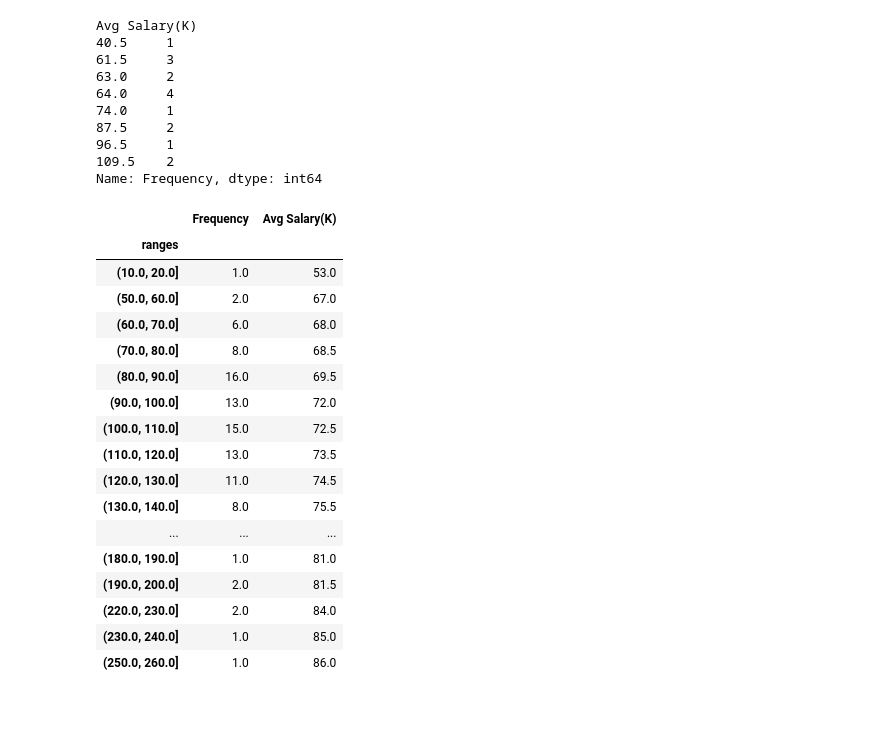
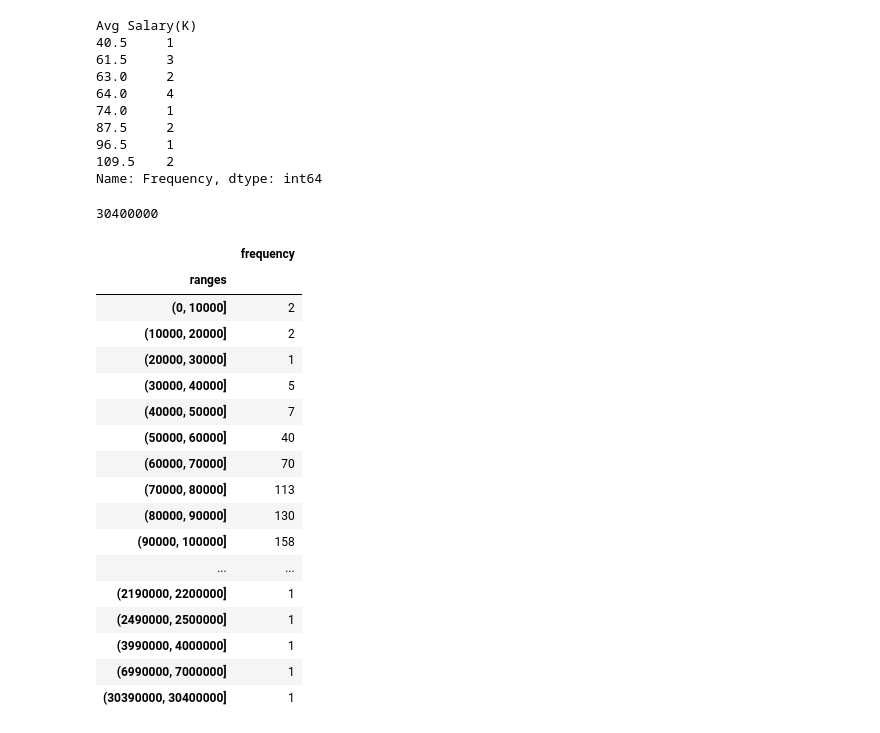
Before and after one commit to lucasvittal2/data_scientist_salaries_analysis, a Jupyter notebook: data_analysis.ipynb, the cells around one changed output. Drawn from its saved outputs; the diff is of its cells as text; code cells hidden in the pictures.

```diff
--- a/data_analysis.ipynb
+++ b/data_analysis.ipynb
@@ -291,6 +293,7 @@ def groupby_range(df,column,count_column,range_length):
     values= df[column]
    # min_value = values.min()
     max_value = values.max()
+    print(max_value)
     offset = 10*range_length
     ranges= pd.cut(values.values, np.arange(0, max_value + offset,range_length))
 
@@ -301,7 +304,7 @@ def groupby_range(df,column,count_column,range_length):
 
 
     tmp_df = tmp_df[['ranges',count_column]].groupby('ranges').sum().reset_index()
-    tmp_df = pd.concat([tmp_df,df[column]], axis=1)
+
 
 
     # getting rid of range that never occurs
@@ -310,28 +313,30 @@ def groupby_range(df,column,count_column,range_length):
 
     # set range values as index
     tmp_df = tmp_df.set_index('ranges')
+    tmp_df.dropna(inplace=True)
     return  tmp_df
 # %%
-groupby_range(salary_range_groups.loc['data scientist'].reset_index(),"Avg Salary(K)",'Frequency',10)
+ groupby_range(salaries_ds_2021_df.loc['data scientist'].reset_index(),'salary','frequency',10000)
 # %% [output]
+30400000
-|  | Frequency | Avg Salary(K) |
-| ranges |  |  |
-| (10.0, 20.0] | 1.0 | 53.0 |
-| (50.0, 60.0] | 2.0 | 67.0 |
-| (60.0, 70.0] | 6.0 | 68.0 |
-| (70.0, 80.0] | 8.0 | 68.5 |
-| (80.0, 90.0] | 16.0 | 69.5 |
-| (90.0, 100.0] | 13.0 | 72.0 |
-| (100.0, 110.0] | 15.0 | 72.5 |
-| (110.0, 120.0] | 13.0 | 73.5 |
-| (120.0, 130.0] | 11.0 | 74.5 |
-| (130.0, 140.0] | 8.0 | 75.5 |
-| ... | ... | ... |
-| (180.0, 190.0] | 1.0 | 81.0 |
-| (190.0, 200.0] | 2.0 | 81.5 |
-| (220.0, 230.0] | 2.0 | 84.0 |
-| (230.0, 240.0] | 1.0 | 85.0 |
-| (250.0, 260.0] | 1.0 | 86.0 |
+|  | frequency |
+| ranges |  |
+| (0, 10000] | 2 |
+| (10000, 20000] | 2 |
+| (20000, 30000] | 1 |
+| (30000, 40000] | 5 |
+| (40000, 50000] | 7 |
+| (50000, 60000] | 40 |
+| (60000, 70000] | 70 |
+| (70000, 80000] | 113 |
+| (80000, 90000] | 130 |
+| (90000, 100000] | 158 |
+| ... | ... |
+| (2190000, 2200000] | 1 |
+| (2490000, 2500000] | 1 |
+| (3990000, 4000000] | 1 |
+| (6990000, 7000000] | 1 |
+| (30390000, 30400000] | 1 |
 # %%
 def plot_salaryFreqDistJobRoles(salary_groups,job_roles):
 
```
Also changed, not shown: parts of 41 cells of this notebook, 2 other files.
